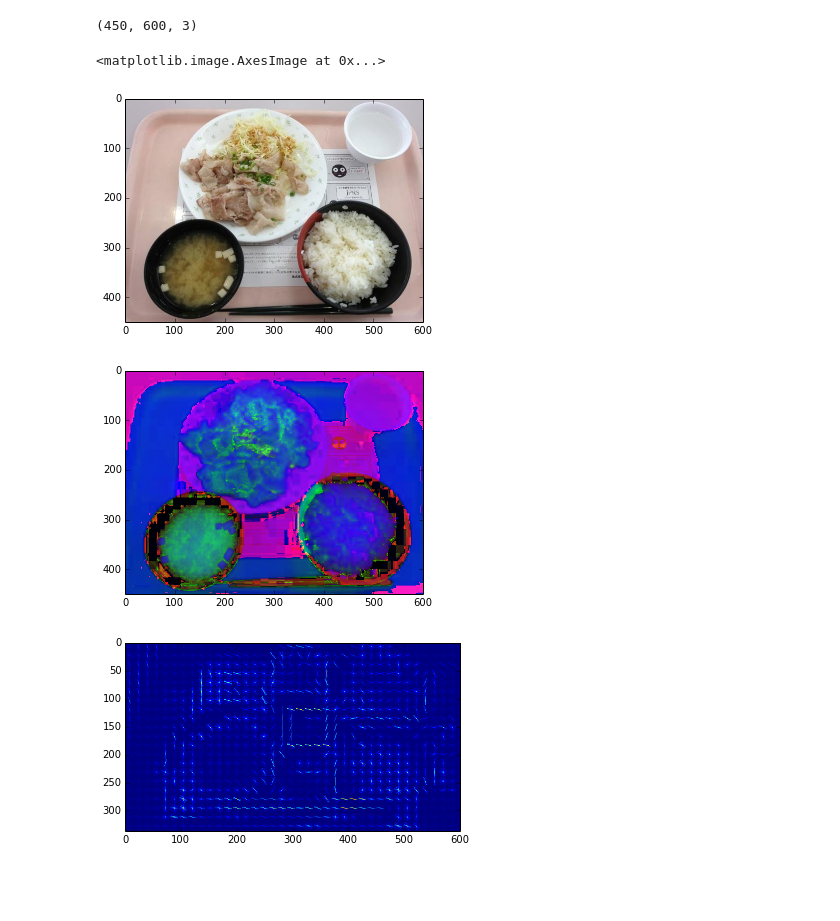
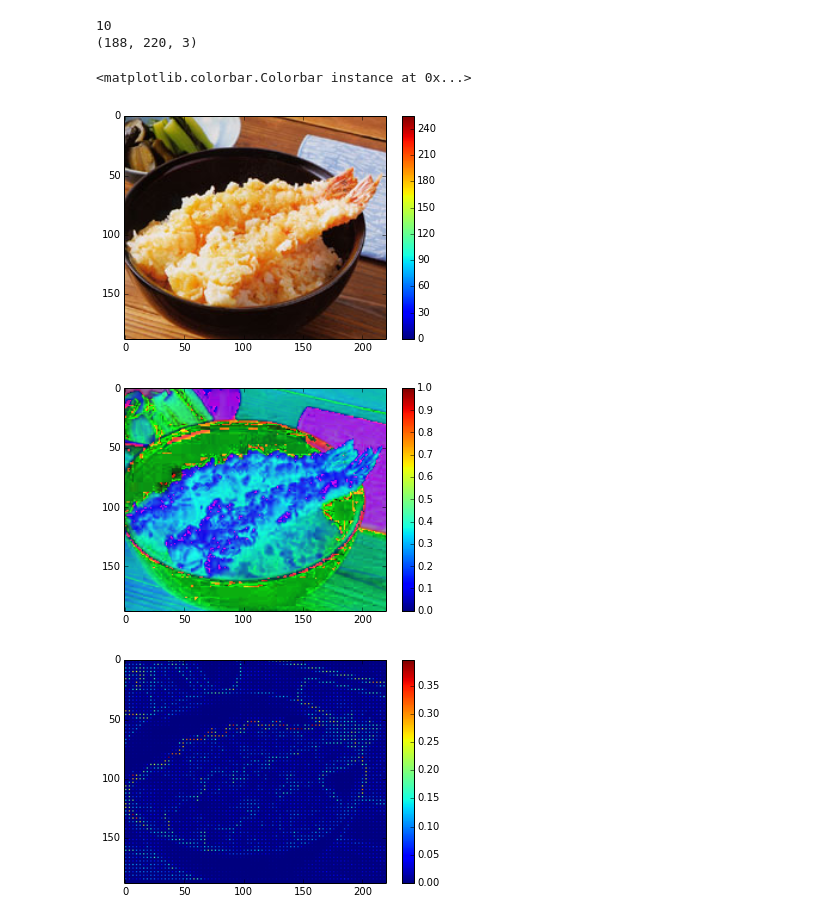
Before and after one commit to carpedm20/Study-of-Computer-Vision, a Jupyter notebook: notebooks/3_learning_local_feature_with_svm.ipynb, the cells around one changed output. Drawn from its saved outputs; the diff is of its cells as text; code cells hidden in the pictures; blank space fills up the shorter version.

```diff
--- a/notebooks/3_learning_local_feature_with_svm.ipynb
+++ b/notebooks/3_learning_local_feature_with_svm.ipynb
@@ -366,19 +63,35 @@ Elapsed time was 0.223248 seconds
 # %%
-img = imread(foods[0][0])
+img = imread(foods[4][0])
+print foods[4][1]
+print img.shape
 
-print img.shape
+#fig, axs = plt.subplots(1,3)
 
 plt.figure(1)
 plt.imshow(img)
+plt.colorbar()
 
 plt.figure(2)
 plt.imshow(color.rgb2hsv(img))
+plt.colorbar()
+
+orientations = 9
+cell = 3
+block = 1
+
+f, hog = feature.hog(color.rgb2gray(img),
+                    orientations=orientations,
+                    pixels_per_cell=(cell, cell),
+                    cells_per_block=(block, block),
+                    visualise =True)
 
 plt.figure(3)
-plt.imshow(hogs[1])
+plt.imshow(hog)
+plt.colorbar()
 # %% [output]
-(450, 600, 3)
+10
+(188, 220, 3)
-<matplotlib.image.AxesImage at 0x...>
+<matplotlib.colorbar.Colorbar instance at 0x...>
-[figure, old version]
+[figure, new version]
-[figure, old version]
+[figure, new version]
-[figure, old version]
+[figure, new version]
```
Also changed, not shown: parts of 15 cells of this notebook, 1 other file.
